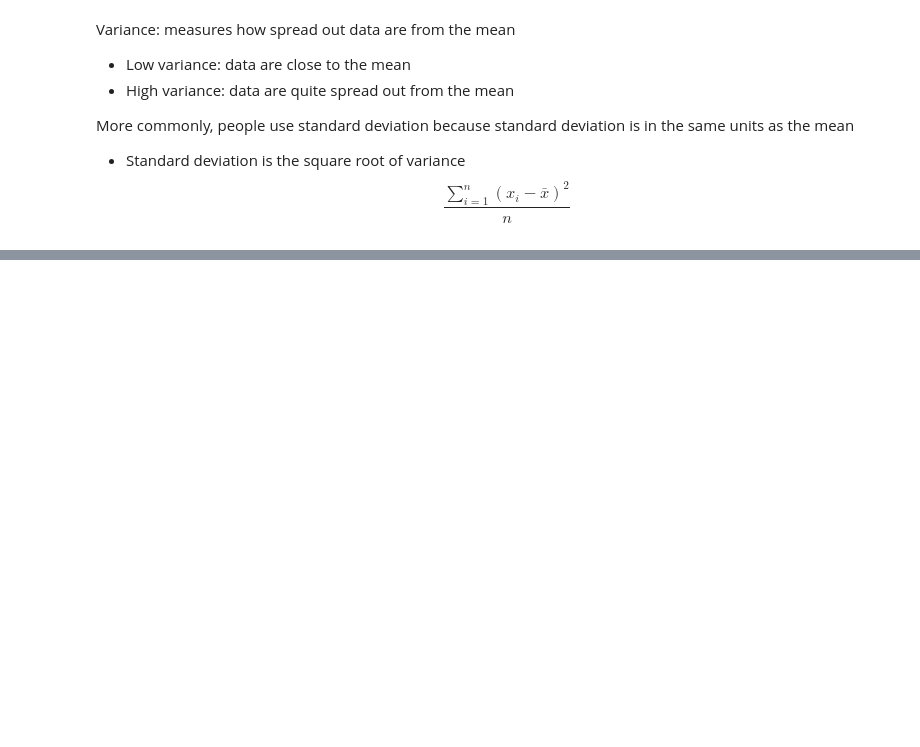
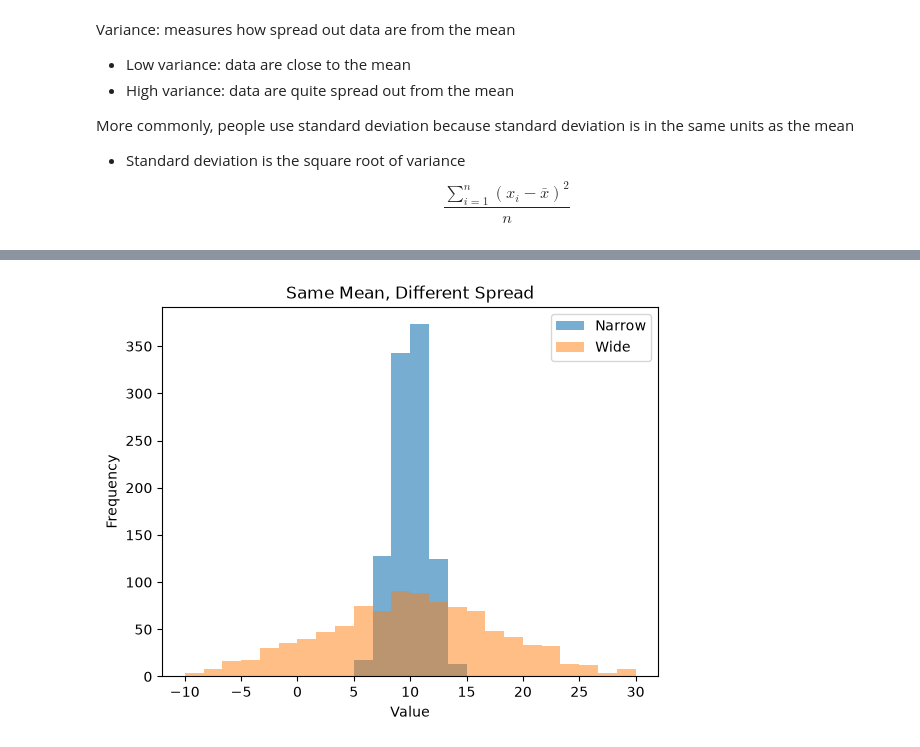
Before and after one commit to MacIsaac-GU-CPSC222/U6-Statistically-Analyzing-Data, a Jupyter notebook: StatsFun/F26_IntroToStats.ipynb, the cells around one changed output, grey strips where cells are left out. Cells and saved outputs as stored; diff of their text form; code cells hidden in the pictures; blank space fills up the shorter version.

```diff
--- a/StatsFun/F26_IntroToStats.ipynb
+++ b/StatsFun/F26_IntroToStats.ipynb
@@ -60,23 +103,25 @@ $$\frac{\sum_{i=1}^{n}(x_i - \bar{x})^2}{n}$$
 # %%
-"""
+
 rng = np.random.default_rng(42)
 
 original_mean = narrow.mean()
 narrow = rng.normal(original_mean, narrow.std(), 1000)
 wide = rng.normal(original_mean, wide.std(), 1000)
 
 # Make both sample means exactly 10
 narrow += original_mean - narrow.mean()
 wide += original_mean - wide.mean()
 
 bins = np.linspace(-10, 30, 25)
 
 plt.hist(narrow, bins=bins, alpha=0.6, label="Narrow")
 plt.hist(wide, bins=bins, alpha=0.5, label="Wide")
 
 plt.xlabel("Value")
 plt.ylabel("Frequency")
 plt.title("Same Mean, Different Spread")
 plt.legend()
 plt.show()
-"""
+# If I know the mean and standard deviation of some measurements, can I predict how frequently certain values occur?
+# %% [output]
+[figure, added]
```
Also changed, not shown: parts of 3 cells of this notebook, 4 other files.
